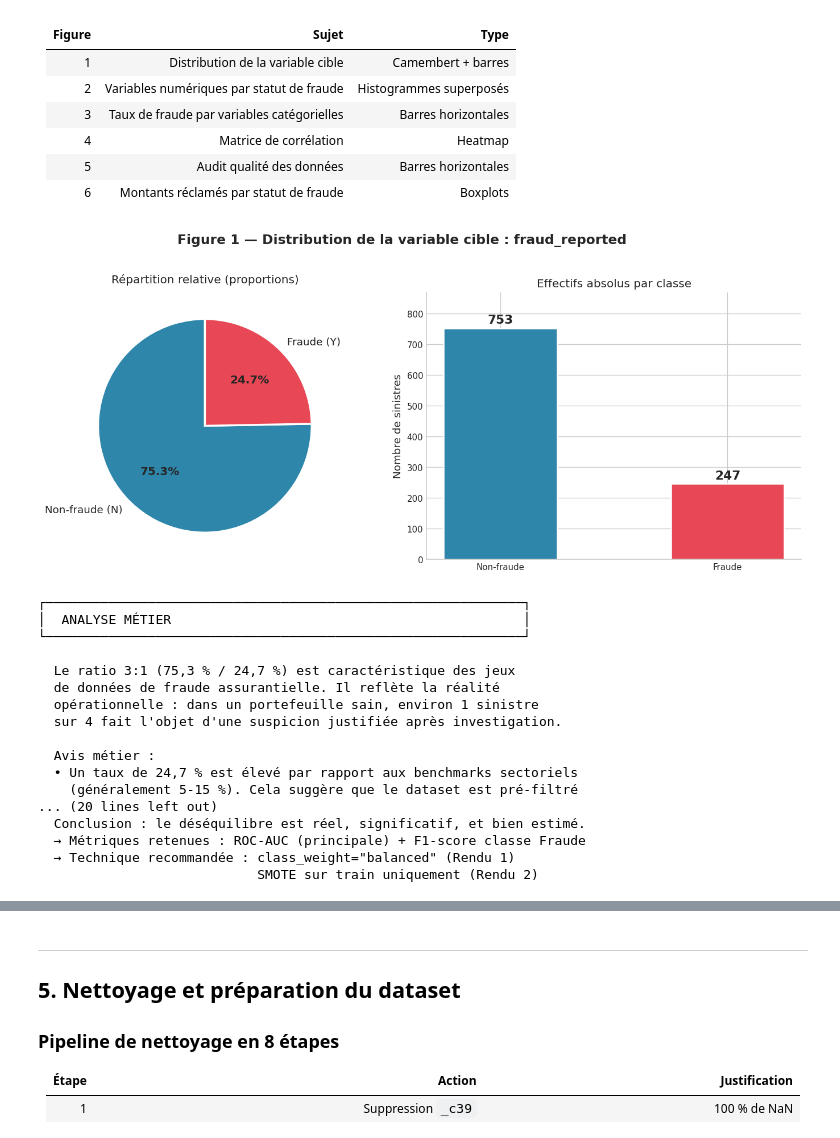
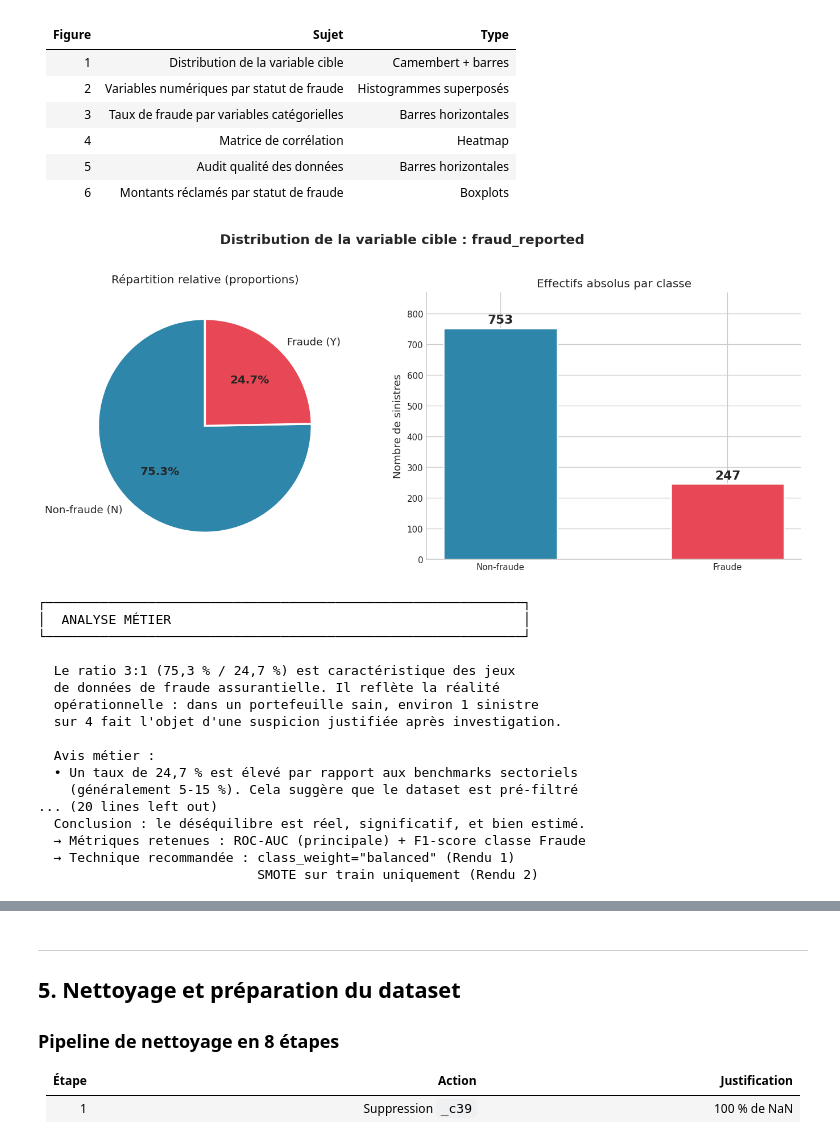
Before and after one commit to DataScientest-Studio/sep25cds_predisinistre, a Jupyter notebook: reports/Pre_Sinistre_Rendu1.ipynb, the cells around one changed output, grey strips where cells are left out. Saved outputs shown, nothing was run; the diff lists cells and outputs as text; code cells hidden in the pictures.

Commit message:
-suppression des numéros de titre des figures

```diff
--- a/reports/Pre_Sinistre_Rendu1.ipynb
+++ b/reports/Pre_Sinistre_Rendu1.ipynb
@@ -342,7 +342,7 @@ sizes  = [counts['N'], counts['Y']]
 colors = [COLOR_NON_FRAUD, COLOR_FRAUD]
 
 fig, axes = plt.subplots(1, 2, figsize=(12, 5))
-fig.suptitle('Figure 1 — Distribution de la variable cible : fraud_reported',
+fig.suptitle('Distribution de la variable cible : fraud_reported',
              fontsize=14, fontweight='bold', y=1.02)
 
 # ── Graphique gauche : camembert (proportion relative) ──────────
@@ -404,34 +404,34 @@ print()
 expected_equal = [500, 500]  # si distribution parfaitement équilibrée
 chi2_eq, p_eq = stats.chisquare(f_obs=[counts['N'], counts['Y']], f_exp=expected_equal)
 print(f'  Test Chi2 de conformité (H0 : distribution 50/50) :')
 print(f'    chi2 = {chi2_eq:.2f}   p = {p_eq:.2e}')
 print(f'    → {"✅ Rejet de H0" if p_eq < 0.05 else "❌ Non rejet"} : le déséquilibre est statistiquement significatif')
 
 # ── Intervalle de confiance à 95 % sur le taux de fraude (proportion)
 # Méthode de Wilson (plus robuste que Wald pour les proportions extrêmes)
 n_total = len(df)
 n_fraud = counts['Y']
 p_hat   = n_fraud / n_total
 z       = 1.96  # z-score pour 95 %
 # Formule de Wilson
 denom   = 1 + z**2 / n_total
 centre  = (p_hat + z**2 / (2 * n_total)) / denom
 margin  = z * np.sqrt(p_hat * (1 - p_hat) / n_total + z**2 / (4 * n_total**2)) / denom
 ic_low  = centre - margin
 ic_high = centre + margin
 print()
 print(f'  Intervalle de confiance 95 % (Wilson) sur le taux de fraude :')
 print(f'    Taux observé = {p_hat:.4f} ({p_hat*100:.2f} %)')
 print(f'    IC 95 %      = [{ic_low*100:.2f} % — {ic_high*100:.2f} %]')
 print(f'    → Avec 95 % de confiance, le vrai taux de fraude est entre')
 print(f'      {ic_low*100:.1f} % et {ic_high*100:.1f} % dans la population source.')
 print()
 print(f'  Conclusion : le déséquilibre est réel, significatif, et bien estimé.')
 print(f'  → Métriques retenues : ROC-AUC (principale) + F1-score classe Fraude')
 print(f'  → Technique recommandée : class_weight="balanced" (Rendu 1)')
 print(f'                            SMOTE sur train uniquement (Rendu 2)')
 # %% [output]
-[figure, old version]
+[figure, new version]
 ┌─────────────────────────────────────────────────────────────┐
 │  ANALYSE MÉTIER                                             │
 └─────────────────────────────────────────────────────────────┘
```
Also changed, not shown: parts of 6 cells of this notebook, 7 other files.
